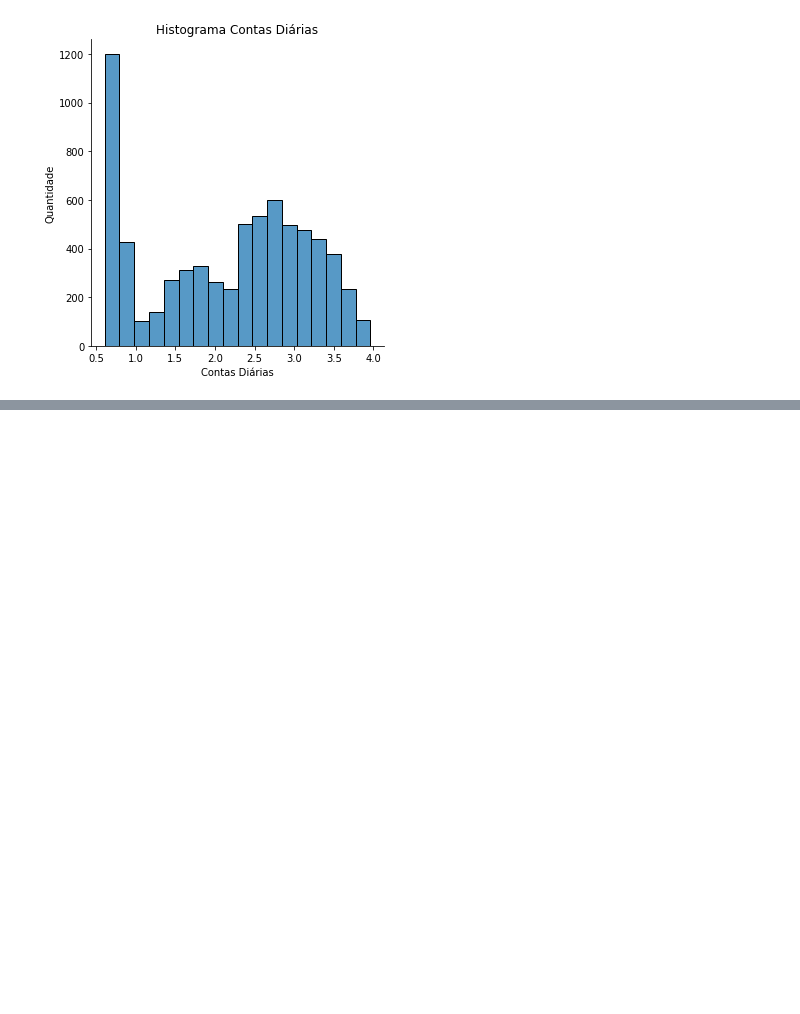
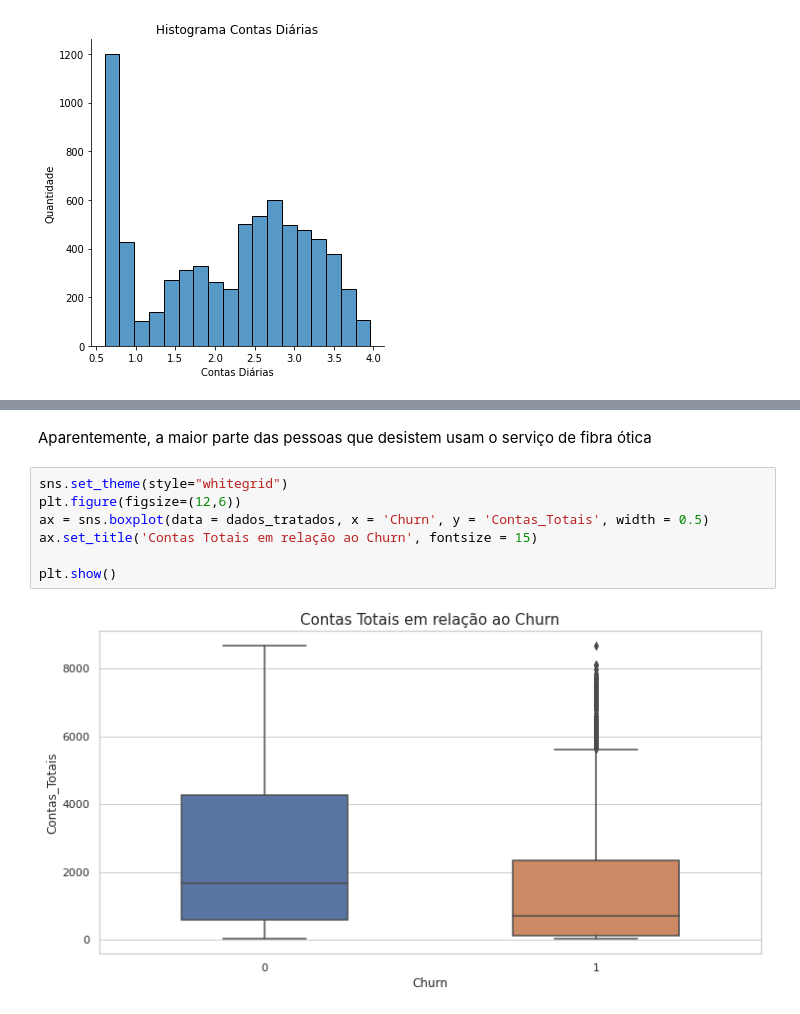
Before and after one commit to LucasdgRibeiro/Challenge-Data-Science-Alura, a Jupyter notebook: ChurndeClientes.ipynb, the cells around one changed output, grey strips where cells are left out. Cells and saved outputs as stored; diff of their text form; blank space fills up the shorter version.

```diff
--- a/ChurndeClientes.ipynb
+++ b/ChurndeClientes.ipynb
@@ -499,0 +637,11 @@ plt.show()
+# %% [markdown]
+Aparentemente, a maior parte das pessoas que desistem usam o serviço de fibra ótica
+# %%
+sns.set_theme(style="whitegrid")
+plt.figure(figsize=(12,6))
+ax = sns.boxplot(data = dados_tratados, x = 'Churn', y = 'Contas_Totais', width = 0.5)
+ax.set_title('Contas Totais em relação ao Churn', fontsize = 15)
+
+plt.show()
+# %% [output]
+[figure, added]
```
Also changed, not shown: parts of 20 cells of this notebook.
